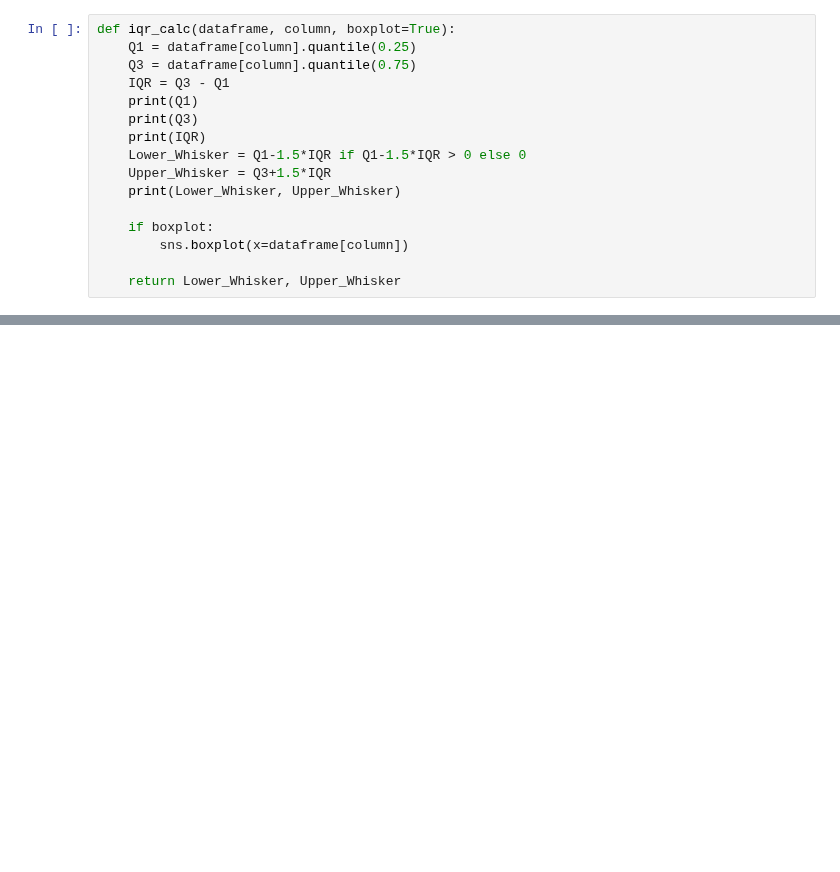
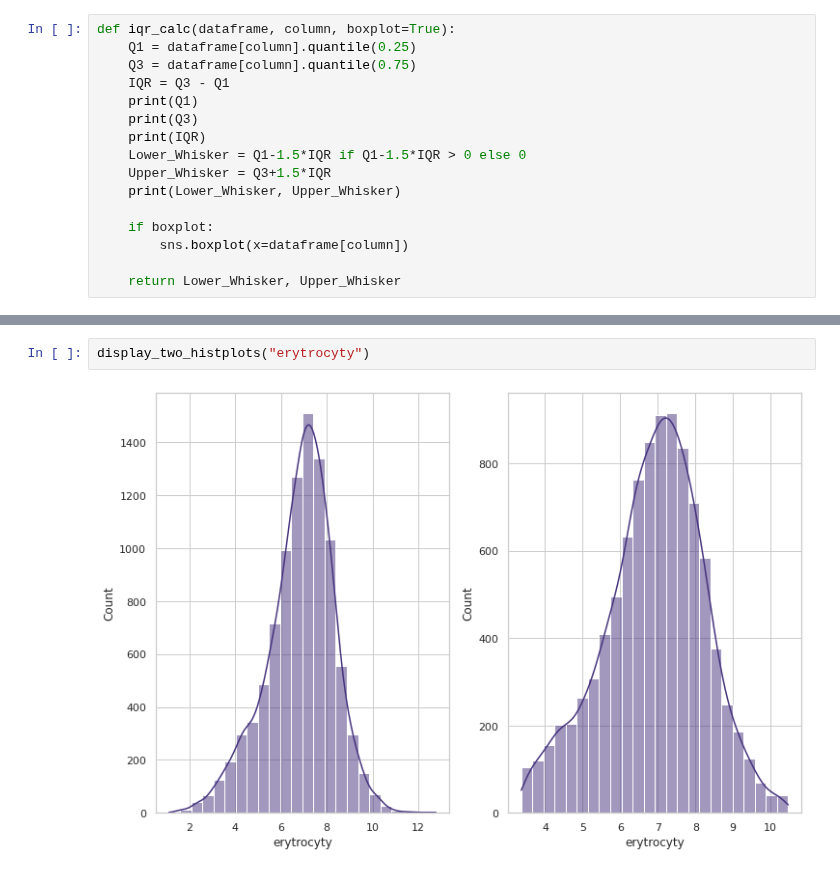
Before and after one commit to MarkoStahovec/IAU-Stahovec-Viest, a Jupyter notebook: main.ipynb, the cells around one changed output, grey strips where cells are left out. Drawn from its saved outputs; the diff is of its cells as text; blank space fills up the shorter version.

```diff
--- a/main.ipynb
+++ b/main.ipynb
@@ -2193,0 +2312,4 @@ testing_merged_data.shape
+# %%
+display_two_histplots("erytrocyty")
+# %% [output]
+[figure, added]
```
Also changed, not shown: parts of 46 cells of this notebook.
